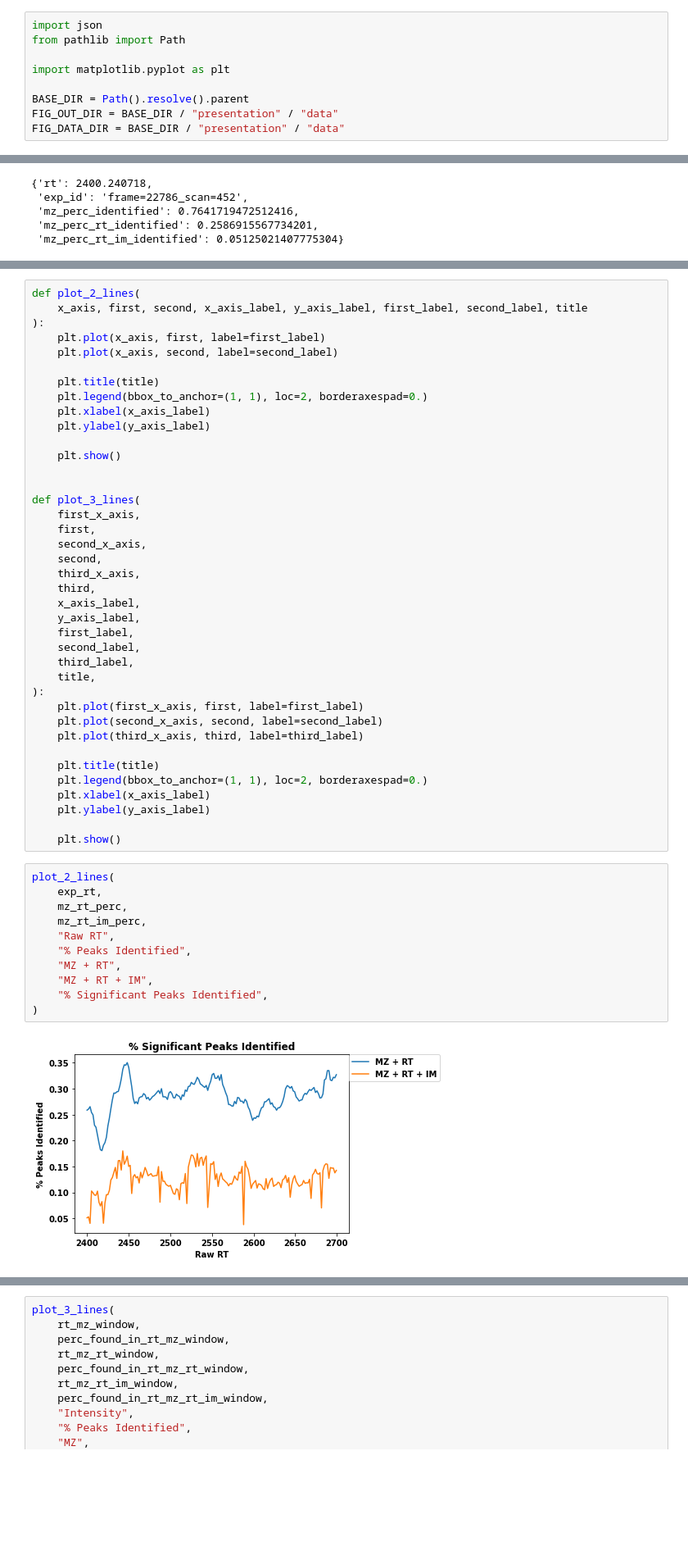
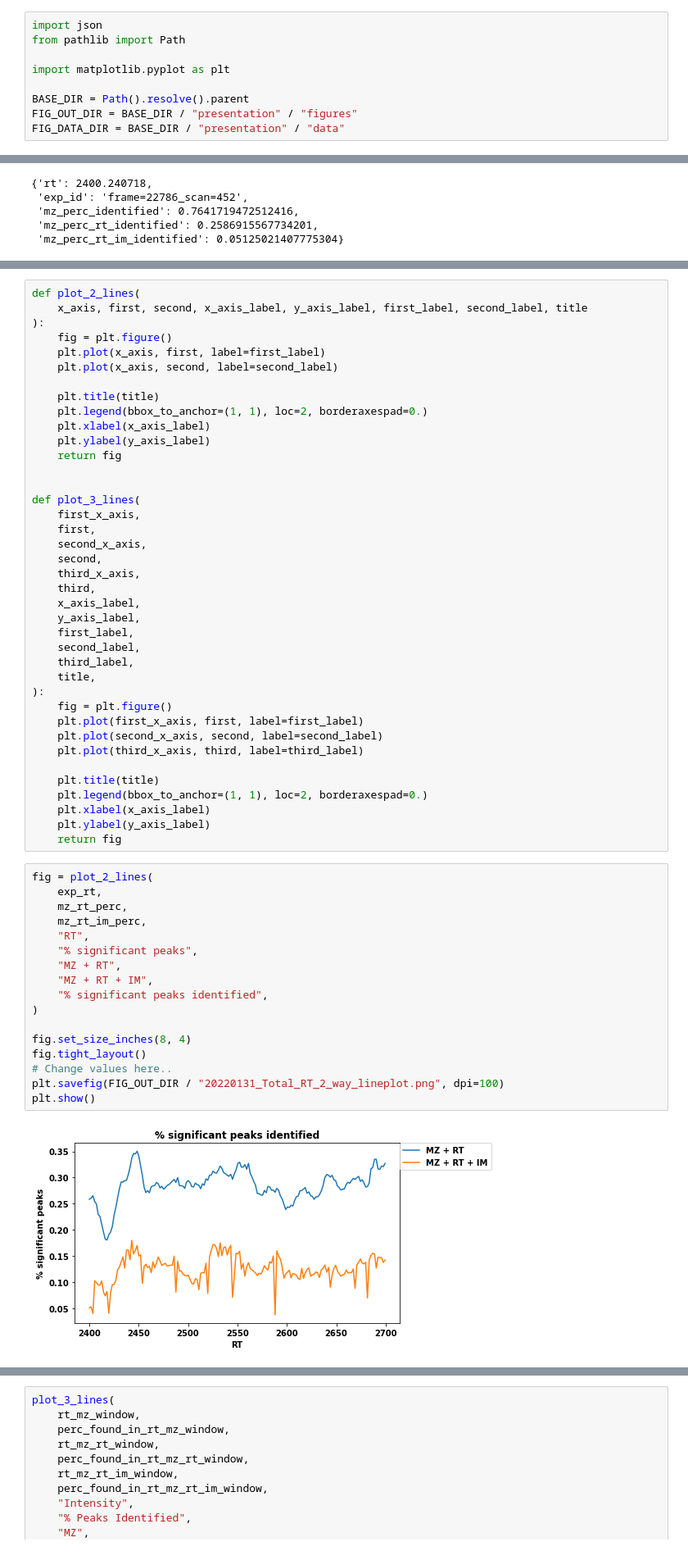
Before and after one commit to irahorecka/roest-ms, a Jupyter notebook: presentation/plotting-of-figures.ipynb, the cells around one changed output, grey strips where cells are left out. Shown: that part at 82% size. Cells and saved outputs as stored; diff of their text form; blank space fills up the shorter version.

Commit message:
update / add .ipynb files - continue presentation build

```diff
--- a/presentation/plotting-of-figures.ipynb
+++ b/presentation/plotting-of-figures.ipynb
@@ -5,7 +5,7 @@ from pathlib import Path
 import matplotlib.pyplot as plt
 
 BASE_DIR = Path().resolve().parent
-FIG_OUT_DIR = BASE_DIR / "presentation" / "data"
+FIG_OUT_DIR = BASE_DIR / "presentation" / "figures"
 FIG_DATA_DIR = BASE_DIR / "presentation" / "data"
 # %%
 def open_json(filepath):
@@ -28,6 +32,7 @@ data[0]
 def plot_2_lines(
     x_axis, first, second, x_axis_label, y_axis_label, first_label, second_label, title
 ):
+    fig = plt.figure()
     plt.plot(x_axis, first, label=first_label)
     plt.plot(x_axis, second, label=second_label)
 
@@ -35,8 +40,7 @@ def plot_2_lines(
     plt.legend(bbox_to_anchor=(1, 1), loc=2, borderaxespad=0.)
     plt.xlabel(x_axis_label)
     plt.ylabel(y_axis_label)
-
-    plt.show()
+    return fig
 
 
 def plot_3_lines(
@@ -53,6 +57,7 @@ def plot_3_lines(
     third_label,
     title,
 ):
+    fig = plt.figure()
     plt.plot(first_x_axis, first, label=first_label)
     plt.plot(second_x_axis, second, label=second_label)
     plt.plot(third_x_axis, third, label=third_label)
@@ -61,19 +66,24 @@ def plot_3_lines(
     plt.legend(bbox_to_anchor=(1, 1), loc=2, borderaxespad=0.)
     plt.xlabel(x_axis_label)
     plt.ylabel(y_axis_label)
-
-    plt.show()
+    return fig
 # %%
-plot_2_lines(
+fig = plot_2_lines(
     exp_rt,
     mz_rt_perc,
     mz_rt_im_perc,
-    "Raw RT",
-    "% Peaks Identified",
+    "RT",
+    "% significant peaks",
     "MZ + RT",
     "MZ + RT + IM",
-    "% Significant Peaks Identified",
+    "% significant peaks identified",
 )
+
+fig.set_size_inches(8, 4)
+fig.tight_layout()
+# Change values here..
+plt.savefig(FIG_OUT_DIR / "20220131_Total_RT_2_way_lineplot.png", dpi=100)
+plt.show()
 # %% [output]
-[figure, old version]
+[figure, new version]
 # %%
```
Also changed, not shown: parts of 8 cells of this notebook, 2 other files.
